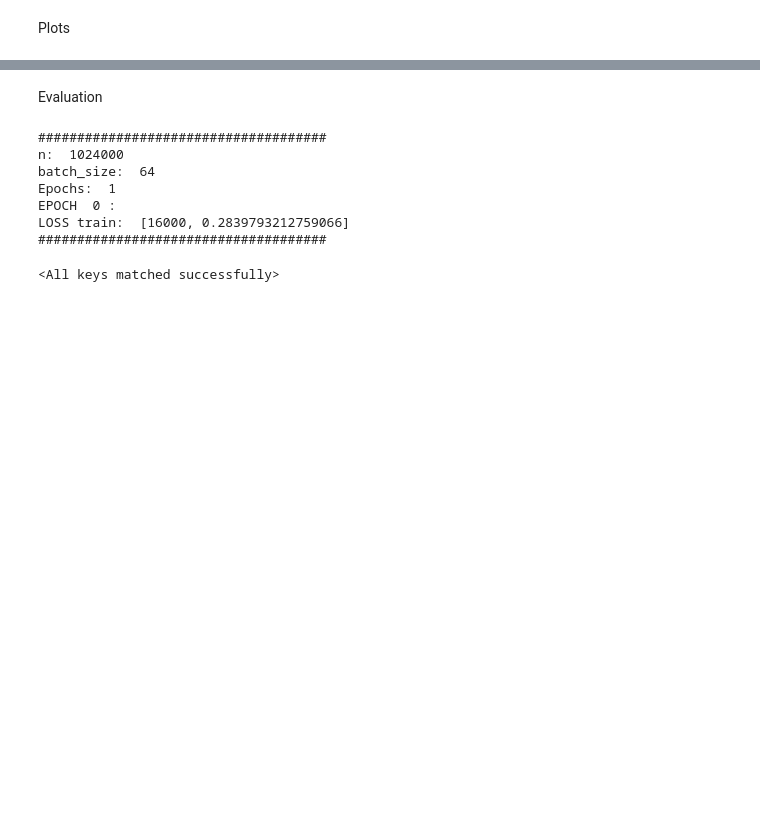
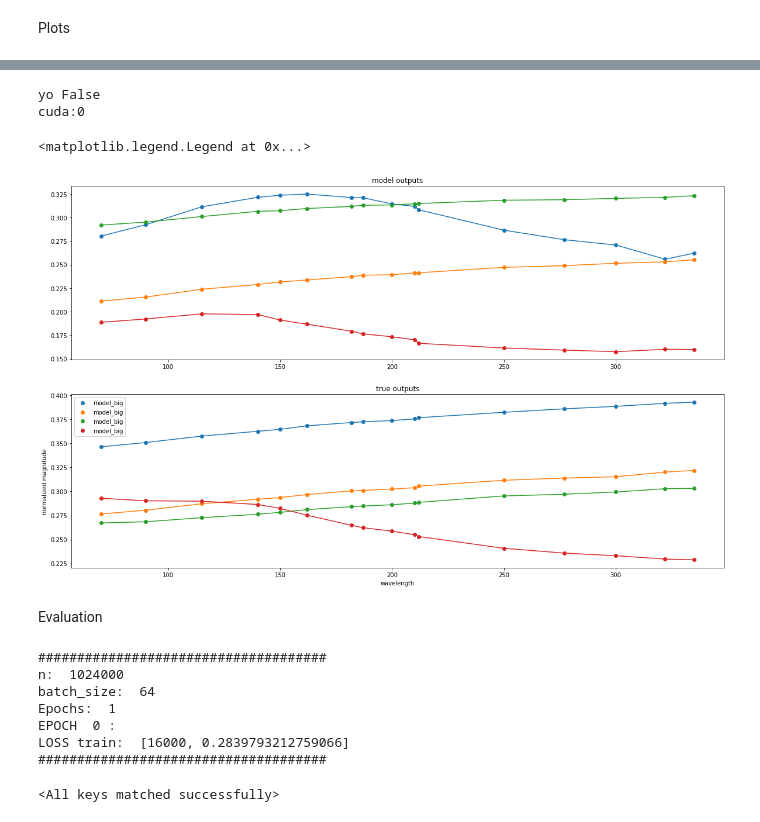
Before and after one commit to smoffe1604/BSc, a Jupyter notebook: main.ipynb, the cells around one changed output, grey strips where cells are left out. Drawn from its saved outputs; the diff is of its cells as text; code cells hidden in the pictures; blank space fills up the shorter version.

```diff
--- a/main.ipynb
+++ b/main.ipynb
@@ -502,0 +604,11 @@ TimeEmbedding(
+# %%
+model_big = BigUNet().to(device)
+# %%
+device = "cuda:0"
+diffusion = GaussianDiffusion1D(
+    model_big,
+    seq_length = 31,
+    timesteps = 1000,
+    loss_type = 'l2',
+    objective = 'pred_noise'
+)
@@ -503,3 +717,32 @@ TimeEmbedding(
+# %%
+a = diffusion.sample(batch_size = 4)
+# %% [output]
+yo False
+cuda:0
+# %%
+device = "cpu"
+X_T = [np.random.multivariate_normal(np.zeros(31), np.identity(31)) for _ in range(4)]
+
+plt.figure(figsize= (20, 12))
+
+for i in range(4):
+    plt.subplot(2, 1, 1)
+    plt.title('model outputs')
+    plt.scatter(filter_wls[:16], a[i].squeeze().detach().cpu(), label = "model_big")
+    plt.plot(filter_wls[:16], a[i].squeeze().detach().cpu())
+    plt.subplot(2, 1, 2)
+    plt.title('true outputs')
+    r = np.random.randint(0, 100)
+    plt.scatter(filter_wls[:16], X_scaled[r][:16], label = "model_big")
+    plt.plot(filter_wls[:16], X_scaled[r][:16])
+
+plt.ylabel("normalized magnitude")
+#plt.ylim(-2, 2)
+plt.xlabel("wavelength")
+plt.legend()
+# %% [output]
+<matplotlib.legend.Legend at 0x...>
+[figure, added]
 # %% [markdown]
 Evaluation
 # %%
```
Also changed, not shown: parts of 34 cells of this notebook.
